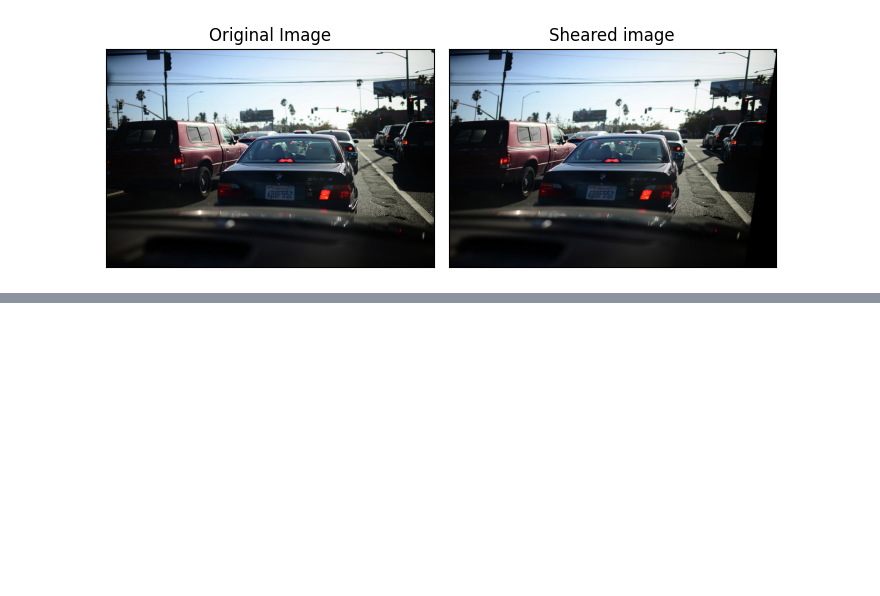
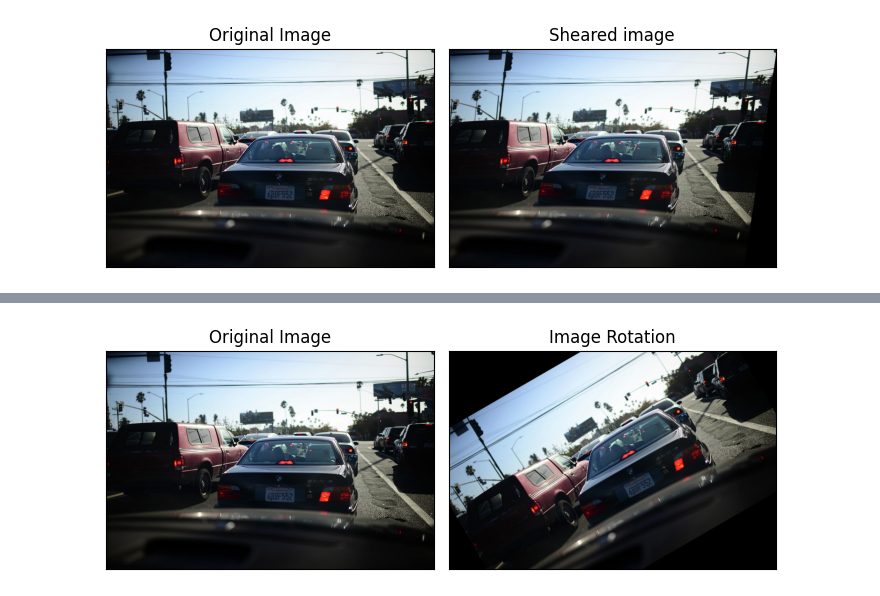
Before and after one commit to AndriiVasylenkoML/image-preprocessing, a Jupyter notebook: image_processing_in_python.ipynb, the cells around one changed output, grey strips where cells are left out. Cells and saved outputs as stored; diff of their text form; code cells hidden in the pictures; blank space fills up the shorter version.

Commit message:
Updated image_processing_in_python

```diff
--- a/image_processing_in_python.ipynb
+++ b/image_processing_in_python.ipynb
@@ -238,0 +253,43 @@ plt.show()
+# %%
+# Import the necessary Libraries
+import cv2
+import matplotlib.pyplot as plt
+
+# Read image from disk.
+img = cv2.imread('car.jpg')
+
+# Convert BGR image to RGB
+image_rgb = cv2.cvtColor(img, cv2.COLOR_BGR2RGB)
+
+# Image rotation parameter
+center = (image_rgb.shape[1] // 2, image_rgb.shape[0] // 2)
+angle = 30
+scale = 1
+
+# getRotationMatrix2D creates a matrix needed for transformation.
+rotation_matrix = cv2.getRotationMatrix2D(center, angle, scale)
+
+# We want matrix for rotation w.r.t center to 30 degree without scaling.
+rotated_image = cv2.warpAffine(image_rgb, rotation_matrix, (img.shape[1], img.shape[0]))
+
+# Create subplots
+fig, axs = plt.subplots(1, 2, figsize=(7, 4))
+
+# Plot the original image
+axs[0].imshow(image_rgb)
+axs[0].set_title('Original Image')
+
+# Plot the Rotated image
+axs[1].imshow(rotated_image)
+axs[1].set_title('Image Rotation')
+
+# Remove ticks from the subplots
+for ax in axs:
+    ax.set_xticks([])
+    ax.set_yticks([])
+
+# Display the subplots
+plt.tight_layout()
+plt.show()
+# %% [output]
+[figure, added]
```
Also changed, not shown: parts of 3 cells of this notebook.
